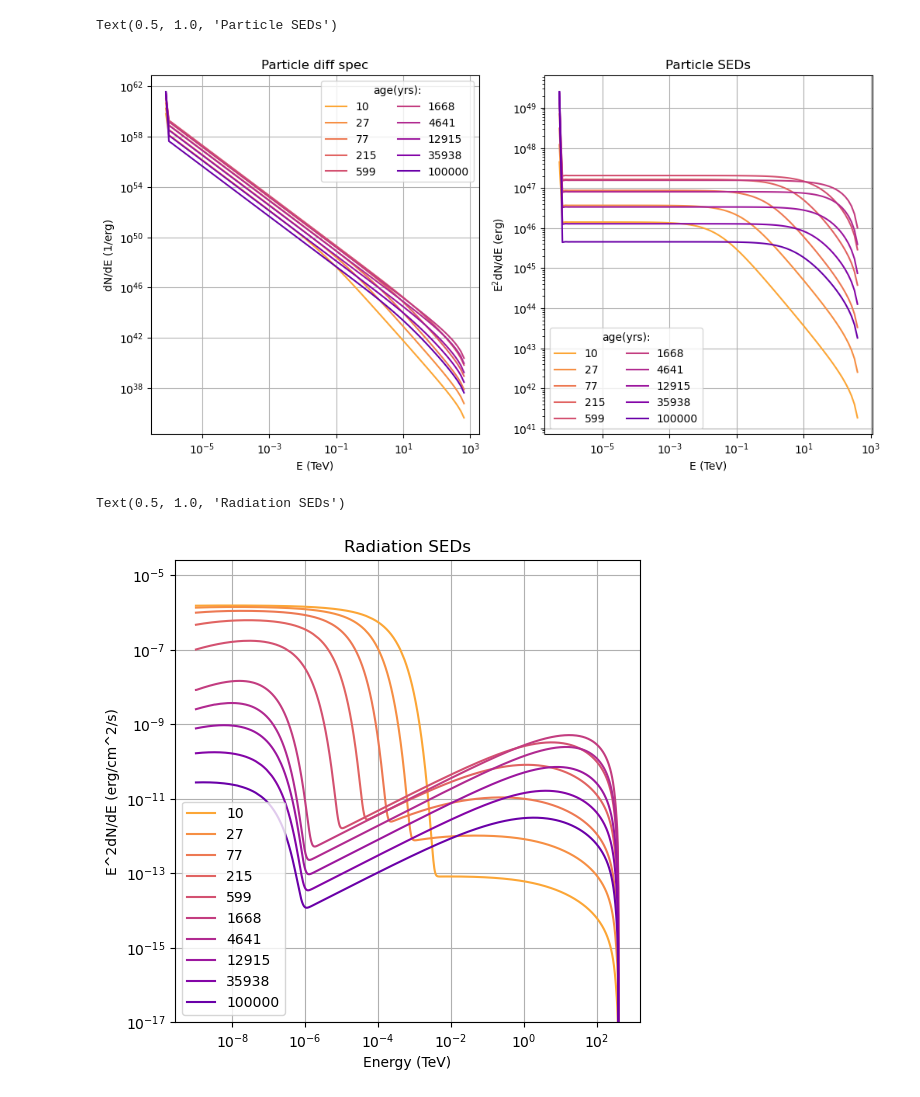
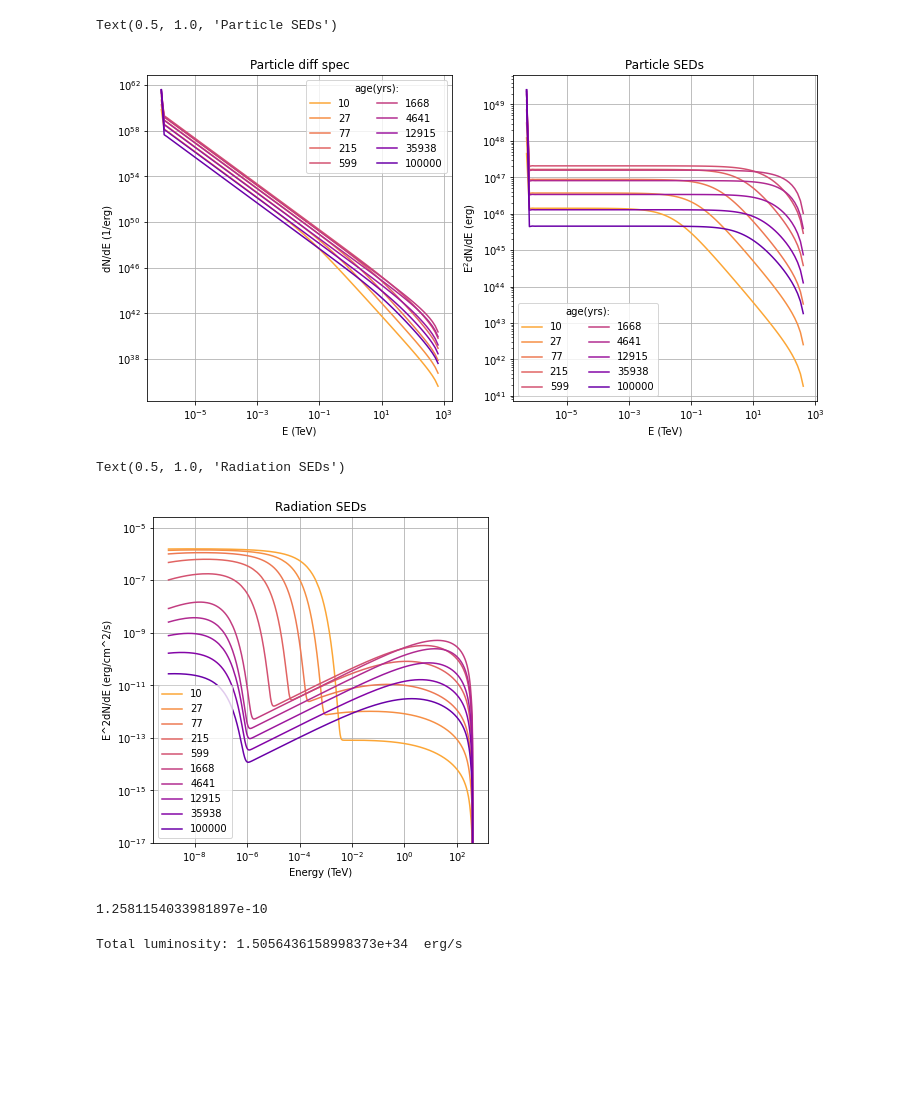
Before and after one commit to jurysek/pwn_modeling, a Jupyter notebook: notebooks/pwn_dynamic_evolution.ipynb, the cells around one changed output. Drawn from its saved outputs; the diff is of its cells as text; code cells hidden in the pictures; blank space fills up the shorter version.

```diff
--- a/notebooks/pwn_dynamic_evolution.ipynb
+++ b/notebooks/pwn_dynamic_evolution.ipynb
@@ -167,7 +154,7 @@ ax2.set_prop_cycle('color',plt.get_cmap('plasma_r')(np.linspace(0.2, .8, len(tt)
 
 for age, results in pool_outputs:
     try:
-        sp, p_sed, tot, ic, synch, total_radiated_energy = results
+        sp, p_sed, tot, ic, synch, total_flux_energy = results
         ax1.loglog(sp[:,0],sp[:,1],label=str(int(age)))
         ax2.loglog(p_sed[:,0],p_sed[:,1],label=str(int(age)))
     except:
@@ -188,24 +175,32 @@ ax2.legend(ncol=2,prop={'size':10},title="age(yrs):")
 ax2.set_title("Particle SEDs")
 # %% [output]
 Text(0.5, 1.0, 'Particle SEDs')
-[figure, old version]
+[figure, new version]
 # %%
 f, ax1 = plt.subplots(1, 1,figsize=(6,6))
 ax1.set_prop_cycle('color',plt.get_cmap('plasma_r')(np.linspace(0.2, .8, len(tt))))  #
 
 for age, results in pool_outputs:
     try:
-        sp, p_sed, tot, ic, synch, total_radiated_energy = results
+        sp, p_sed, tot, ic, synch, total_flux_energy = results
         ax1.loglog(tot[:,0],tot[:,1],label=str(int(age)))
     except:
         continue
 
 ax1.set_xlabel("Energy (TeV)")
 ax1.set_ylabel("E^2dN/dE (erg/cm^2/s)")
 ax1.set_ylim(ymin=1e-17) #,ymax=1e-5)
 ax1.legend()
 ax1.grid()
 ax1.set_title("Radiation SEDs")
 # %% [output]
 Text(0.5, 1.0, 'Radiation SEDs')
-[figure, old version]
+[figure, new version]
+# %%
+print(total_flux_energy)
+# %% [output]
+1.2581154033981897e-10
+# %%
+print("Total luminosity:", total_flux_energy*4.0*np.pi*(distance*3.086e18)**2.0, " erg/s")
+# %% [output]
+Total luminosity: 1.5056436158998373e+34  erg/s
```
Also changed, not shown: parts of 8 cells of this notebook, 1 other file.
